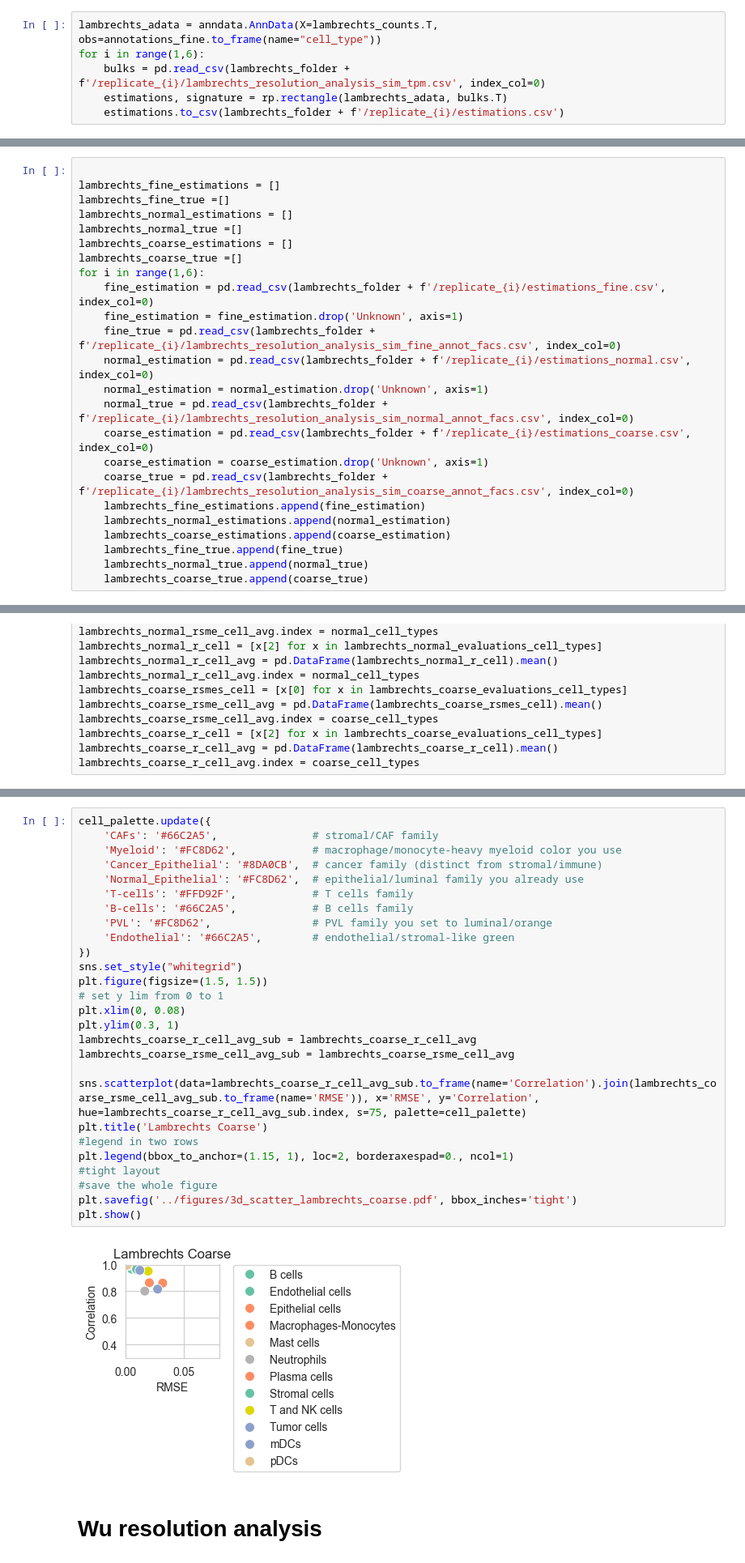
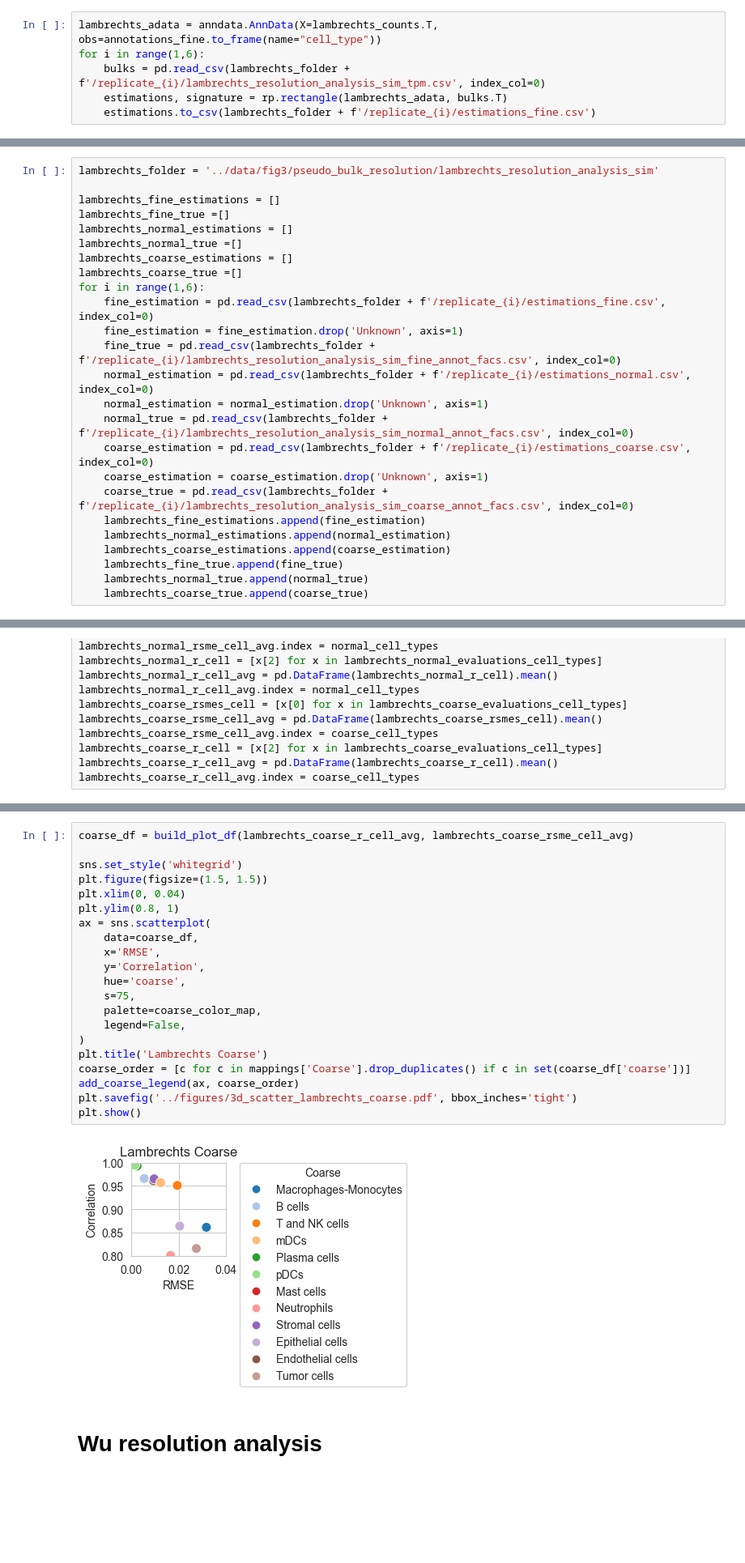
Before and after one commit to ComputationalBiomedicineGroup/rectangle_paper, a Jupyter notebook: notebooks/figure_3.ipynb, the cells around one changed output, grey strips where cells are left out. Shown at 81% size. Drawn from its saved outputs; the diff is of its cells as text; blank space fills up the shorter version.

```diff
--- a/notebooks/figure_3.ipynb
+++ b/notebooks/figure_3.ipynb
@@ -421,7 +431,7 @@ lambrechts_adata = anndata.AnnData(X=lambrechts_counts.T, obs=annotations_fine.t
 for i in range(1,6):
     bulks = pd.read_csv(lambrechts_folder + f'/replicate_{i}/lambrechts_resolution_analysis_sim_tpm.csv', index_col=0)
     estimations, signature = rp.rectangle(lambrechts_adata, bulks.T)
-    estimations.to_csv(lambrechts_folder + f'/replicate_{i}/estimations.csv')
+    estimations.to_csv(lambrechts_folder + f'/replicate_{i}/estimations_fine.csv')
 # %%
 
 lambrechts_adata = anndata.AnnData(X=lambrechts_counts.T, obs=annotations_coarse.to_frame(name="cell_type"))
@@ -521,4 +449,5 @@ Polishing not needed - no active set detected at optimal point
 # %%
+lambrechts_folder = '../data/fig3/pseudo_bulk_resolution/lambrechts_resolution_analysis_sim'
 
 lambrechts_fine_estimations = []
 lambrechts_fine_true =[]
@@ -875,31 +720,25 @@ plt.show()
 # %%
-cell_palette.update({
-    'CAFs': '#66C2A5',               # stromal/CAF family
-    'Myeloid': '#FC8D62',            # macrophage/monocyte-heavy myeloid color you use
-    'Cancer_Epithelial': '#8DA0CB',  # cancer family (distinct from stromal/immune)
-    'Normal_Epithelial': '#FC8D62',  # epithelial/luminal family you already use
-    'T-cells': '#FFD92F',            # T cells family
-    'B-cells': '#66C2A5',            # B cells family
-    'PVL': '#FC8D62',                # PVL family you set to luminal/orange
-    'Endothelial': '#66C2A5',        # endothelial/stromal-like green
-})
-sns.set_style("whitegrid")
+coarse_df = build_plot_df(lambrechts_coarse_r_cell_avg, lambrechts_coarse_rsme_cell_avg)
+
+sns.set_style('whitegrid')
 plt.figure(figsize=(1.5, 1.5))
-# set y lim from 0 to 1
-plt.xlim(0, 0.08)
-plt.ylim(0.3, 1)
-lambrechts_coarse_r_cell_avg_sub = lambrechts_coarse_r_cell_avg
-lambrechts_coarse_rsme_cell_avg_sub = lambrechts_coarse_rsme_cell_avg
-
-sns.scatterplot(data=lambrechts_coarse_r_cell_avg_sub.to_frame(name='Correlation').join(lambrechts_coarse_rsme_cell_avg_sub.to_frame(name='RMSE')), x='RMSE', y='Correlation', hue=lambrechts_coarse_r_cell_avg_sub.index, s=75, palette=cell_palette)
+plt.xlim(0, 0.04)
+plt.ylim(0.8, 1)
+ax = sns.scatterplot(
+    data=coarse_df,
+    x='RMSE',
+    y='Correlation',
+    hue='coarse',
+    s=75,
+    palette=coarse_color_map,
+    legend=False,
+)
 plt.title('Lambrechts Coarse')
-#legend in two rows
-plt.legend(bbox_to_anchor=(1.15, 1), loc=2, borderaxespad=0., ncol=1)
-#tight layout
-#save the whole figure
+coarse_order = [c for c in mappings['Coarse'].drop_duplicates() if c in set(coarse_df['coarse'])]
+add_coarse_legend(ax, coarse_order)
 plt.savefig('../figures/3d_scatter_lambrechts_coarse.pdf', bbox_inches='tight')
 plt.show()
 # %% [output]
-[figure, old version]
+[figure, new version]
 # %% [markdown]
 # Wu resolution analysis
```
Also changed, not shown: parts of 27 cells of this notebook, 8 other files.
